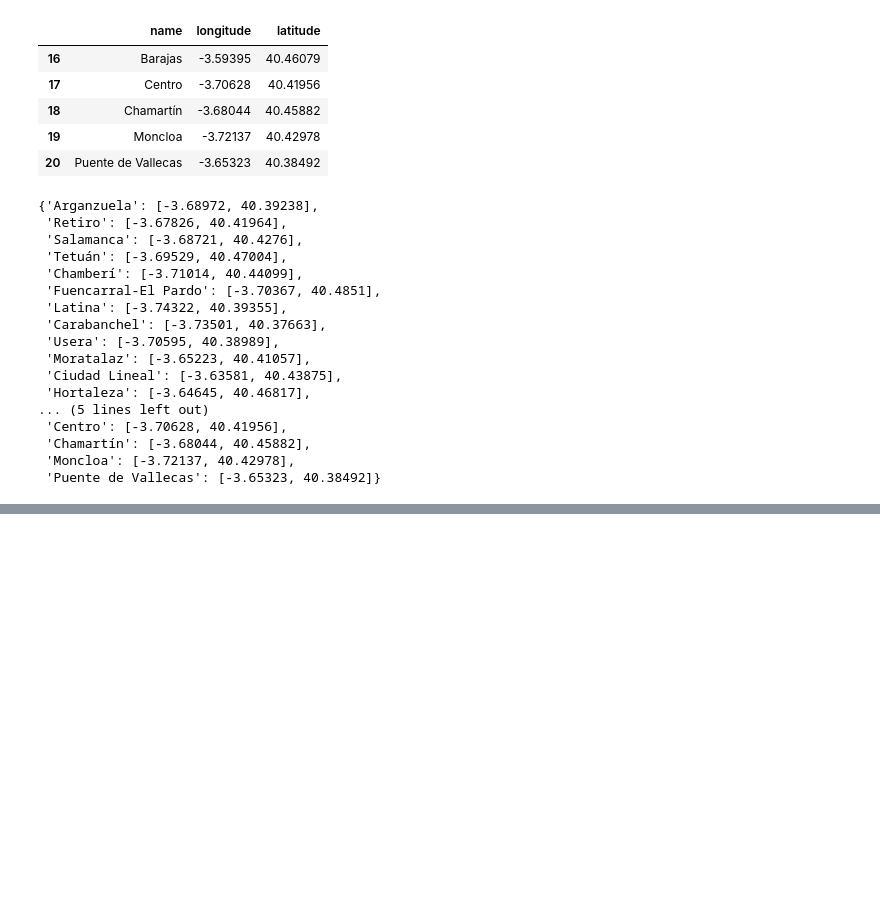
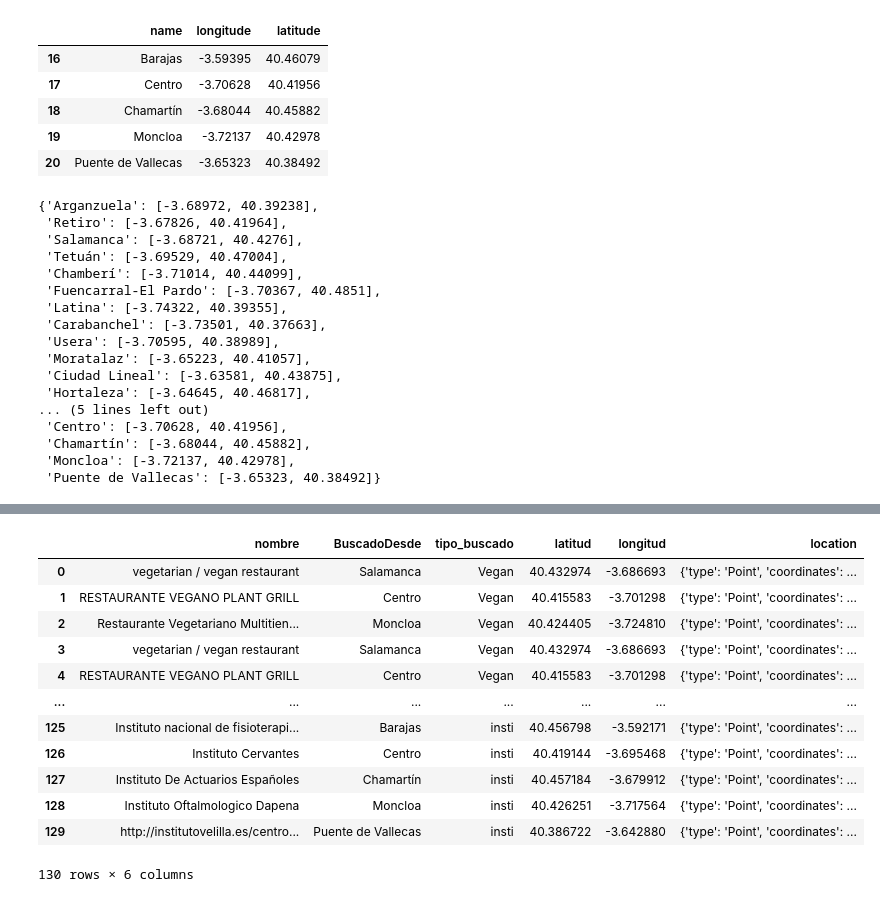
Before and after one commit to 4tolon/TheCompanyLocator, a Jupyter notebook: notebooks/Lugares.ipynb, the cells around one changed output, grey strips where cells are left out. Saved outputs shown, nothing was run; the diff lists cells and outputs as text; code cells hidden in the pictures; blank space fills up the shorter version.

Commit message:
comiteo todo lo que tengo hasta ahora

```diff
--- a/notebooks/Lugares.ipynb
+++ b/notebooks/Lugares.ipynb
@@ -330,0 +470,21 @@ dic_veg
+# %%
+def listaDeDic(lista):
+    todo = {"nombre": ["name"], "BuscadoDesde":["BuscadoDesde"], "tipo_buscado":["tipo_buscado"], "latitud": ["location", "lat"], "longitud": ["location", "lng"]}
+    total = []
+    for i in range(len(lista)):
+        for elemento in lista[i]:
+            libre = {key: getFromDict(elemento, value) for key,value in todo.items()}
+            libre["location"] = type_point([libre["latitud"], libre["longitud"]])
+            total.append(libre)
+    return total
+# %%
+a = listaDeDic(list_of_veg)
+b = listaDeDic(list_of_element)
+c = listaDeDic(list_of_basket)
+d = listaDeDic(list_of_Starbucks)
+e = listaDeDic(list_of_dobby)
+f = listaDeDic(list_of_escuela)
+g = listaDeDic(list_of_coles)
+h = listaDeDic(list_of_insti)
+# %%
+total = a + b + c + d + e + f + g + h
@@ -330,0 +511,18 @@ dic_veg
+# %%
+df_lugares = pd.DataFrame(total)
+# %%
+df_lugares
+# %% [output]
+|  | nombre | BuscadoDesde | tipo_buscado | latitud | longitud | location |
+| 0 | vegetarian / vegan restaurant | Salamanca | Vegan | 40.432974 | -3.686693 | {'type': 'Point', 'coordinates': ... |
+| 1 | RESTAURANTE VEGANO PLANT GRILL | Centro | Vegan | 40.415583 | -3.701298 | {'type': 'Point', 'coordinates': ... |
+| 2 | Restaurante Vegetariano Multitien... | Moncloa | Vegan | 40.424405 | -3.724810 | {'type': 'Point', 'coordinates': ... |
+| 3 | vegetarian / vegan restaurant | Salamanca | Vegan | 40.432974 | -3.686693 | {'type': 'Point', 'coordinates': ... |
+| 4 | RESTAURANTE VEGANO PLANT GRILL | Centro | Vegan | 40.415583 | -3.701298 | {'type': 'Point', 'coordinates': ... |
+| ... | ... | ... | ... | ... | ... | ... |
+| 125 | Instituto nacional de fisioterapi... | Barajas | insti | 40.456798 | -3.592171 | {'type': 'Point', 'coordinates': ... |
+| 126 | Instituto Cervantes | Centro | insti | 40.419144 | -3.695468 | {'type': 'Point', 'coordinates': ... |
+| 127 | Instituto De Actuarios Españoles | Chamartín | insti | 40.457184 | -3.679912 | {'type': 'Point', 'coordinates': ... |
+| 128 | Instituto Oftalmologico Dapena | Moncloa | insti | 40.426251 | -3.717564 | {'type': 'Point', 'coordinates': ... |
+| 129 | http://institutovelilla.es/centro... | Puente de Vallecas | insti | 40.386722 | -3.642880 | {'type': 'Point', 'coordinates': ... |
+130 rows × 6 columns
```
Also changed, not shown: parts of 57 cells of this notebook, 6 other files.
